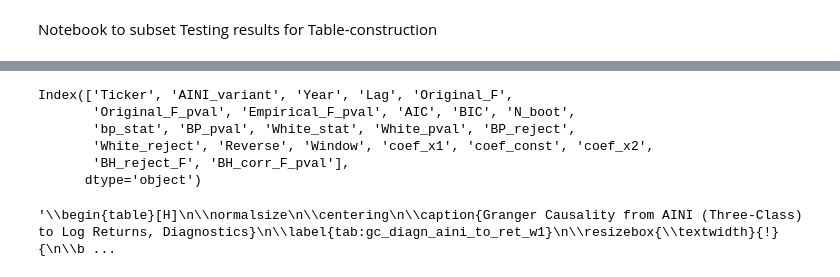
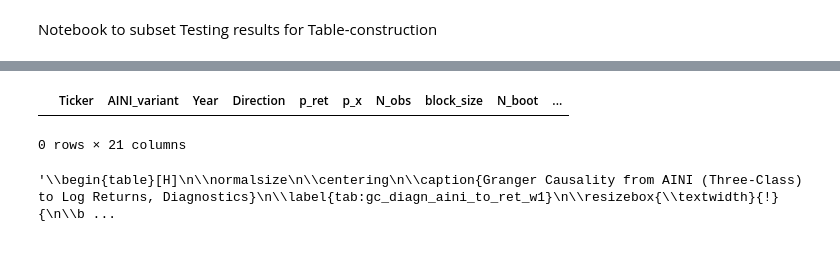
Before and after one commit to LarsIX/narrative_index, a Jupyter notebook: notebooks/subset_for_latex.ipynb, the cells around one changed output, grey strips where cells are left out. Drawn from its saved outputs; the diff is of its cells as text; code cells hidden in the pictures.

```diff
--- a/notebooks/subset_for_latex.ipynb
+++ b/notebooks/subset_for_latex.ipynb
@@ -71,18 +52,13 @@ ret_to_aini_w1_df.head()
 # %%
 # subset for p =< 0.1
 alpha = 0.1
-aini_to_ret_w1_df_sub = aini_to_ret_w1_df[aini_to_ret_w1_df.BH_corr_F_pval<alpha]
-aini_to_ret_w2_df_sub = aini_to_ret_w2_df[aini_to_ret_w2_df.BH_corr_F_pval<alpha]
-ret_to_aini_w1_df_sub = ret_to_aini_w1_df[ret_to_aini_w1_df.BH_corr_F_pval<alpha]
-ret_to_aini_w2_df_sub = ret_to_aini_w2_df[ret_to_aini_w2_df.BH_corr_F_pval<alpha]
-aini_to_ret_w1_df_sub.columns
+granger_causality_w0_sub = granger_causality_w0[granger_causality_w0.BH_corr_F_pval<alpha]
+granger_causality_w1_sub = granger_causality_w1[granger_causality_w1.BH_corr_F_pval_HC3<alpha]
+granger_causality_w2_sub = granger_causality_w2[granger_causality_w2.BH_corr_F_pval_HC3<alpha]
+granger_causality_w0_sub
 # %% [output]
+|  | Ticker | AINI_variant | Year | Direction | p_ret | p_x | N_obs | block_size | N_boot | ... |
-Index(['Ticker', 'AINI_variant', 'Year', 'Lag', 'Original_F',
-       'Original_F_pval', 'Empirical_F_pval', 'AIC', 'BIC', 'N_boot',
-       'bp_stat', 'BP_pval', 'White_stat', 'White_pval', 'BP_reject',
-       'White_reject', 'Reverse', 'Window', 'coef_x1', 'coef_const', 'coef_x2',
-       'BH_reject_F', 'BH_corr_F_pval'],
-      dtype='object')
+0 rows × 21 columns
 # %%
 # construct coefficients table for w=1, aini -> return
 build_coef_table(aini_to_ret_w1_df_sub,w="1",direction="aini_to_return",caption = "Granger Causality from AINI (Three-Class) to Log Returns",label="tab:gc_coef_aini_to_ret_w1")
```
Also changed, not shown: parts of 3 cells of this notebook, 45 other files.
